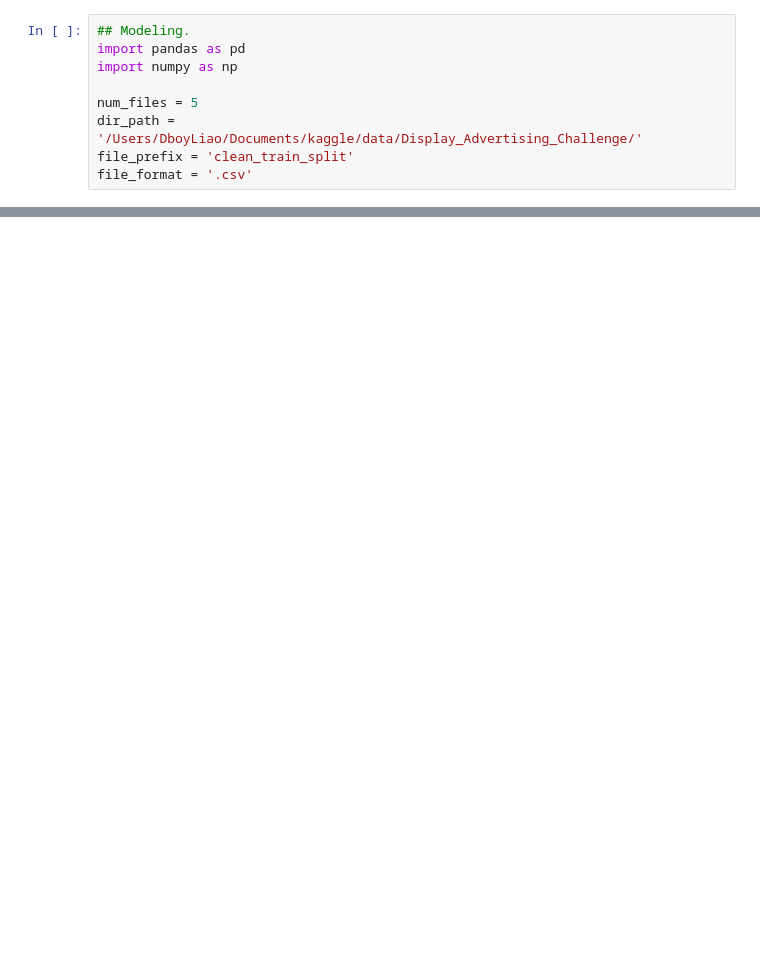
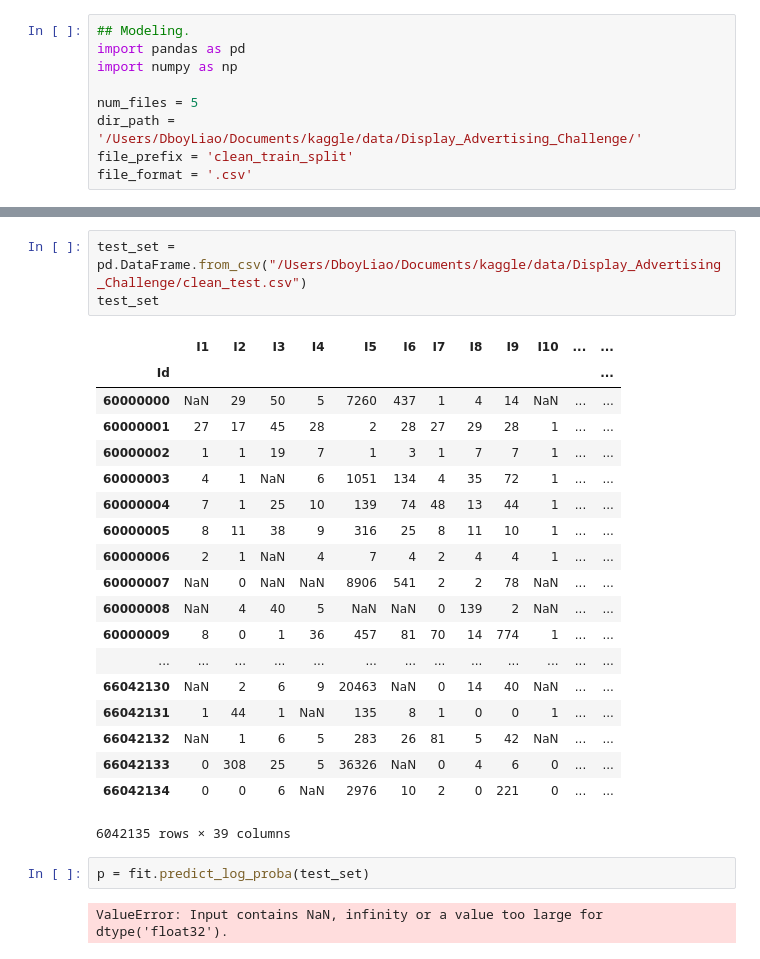
Before and after one commit to c3h3/DisplayAdvertisingChallenge, a Jupyter notebook: dev_ipynbs/Dev_20140726_dboyliao_Models.ipynb, the cells around one changed output, grey strips where cells are left out. Cells and saved outputs as stored; diff of their text form; blank space fills up the shorter version.

```diff
--- a/dev_ipynbs/Dev_20140726_dboyliao_Models.ipynb
+++ b/dev_ipynbs/Dev_20140726_dboyliao_Models.ipynb
@@ -39,0 +54,27 @@ RandomForestClassifier(bootstrap=True, compute_importances=None,
+# %%
+test_set = pd.DataFrame.from_csv("/Users/DboyLiao/Documents/kaggle/data/Display_Advertising_Challenge/clean_test.csv")
+test_set
+# %% [output]
+|  | I1 | I2 | I3 | I4 | I5 | I6 | I7 | I8 | I9 | I10 | ... | ... |
+| Id |  |  |  |  |  |  |  |  |  |  |  | ... |
+| 60000000 | NaN | 29 | 50 | 5 | 7260 | 437 | 1 | 4 | 14 | NaN | ... | ... |
+| 60000001 | 27 | 17 | 45 | 28 | 2 | 28 | 27 | 29 | 28 | 1 | ... | ... |
+| 60000002 | 1 | 1 | 19 | 7 | 1 | 3 | 1 | 7 | 7 | 1 | ... | ... |
+| 60000003 | 4 | 1 | NaN | 6 | 1051 | 134 | 4 | 35 | 72 | 1 | ... | ... |
+| 60000004 | 7 | 1 | 25 | 10 | 139 | 74 | 48 | 13 | 44 | 1 | ... | ... |
+| 60000005 | 8 | 11 | 38 | 9 | 316 | 25 | 8 | 11 | 10 | 1 | ... | ... |
+| 60000006 | 2 | 1 | NaN | 4 | 7 | 4 | 2 | 4 | 4 | 1 | ... | ... |
+| 60000007 | NaN | 0 | NaN | NaN | 8906 | 541 | 2 | 2 | 78 | NaN | ... | ... |
+| 60000008 | NaN | 4 | 40 | 5 | NaN | NaN | 0 | 139 | 2 | NaN | ... | ... |
+| 60000009 | 8 | 0 | 1 | 36 | 457 | 81 | 70 | 14 | 774 | 1 | ... | ... |
+| ... | ... | ... | ... | ... | ... | ... | ... | ... | ... | ... | ... | ... |
+| 66042130 | NaN | 2 | 6 | 9 | 20463 | NaN | 0 | 14 | 40 | NaN | ... | ... |
+| 66042131 | 1 | 44 | 1 | NaN | 135 | 8 | 1 | 0 | 0 | 1 | ... | ... |
+| 66042132 | NaN | 1 | 6 | 5 | 283 | 26 | 81 | 5 | 42 | NaN | ... | ... |
+| 66042133 | 0 | 308 | 25 | 5 | 36326 | NaN | 0 | 4 | 6 | 0 | ... | ... |
+| 66042134 | 0 | 0 | 6 | NaN | 2976 | 10 | 2 | 0 | 221 | 0 | ... | ... |
+6042135 rows × 39 columns
+# %%
+p = fit.predict_log_proba(test_set)
+# %% [output]
+ValueError: Input contains NaN, infinity or a value too large for dtype('float32').
```
Also changed, not shown: parts of 6 cells of this notebook, 1 other file.
